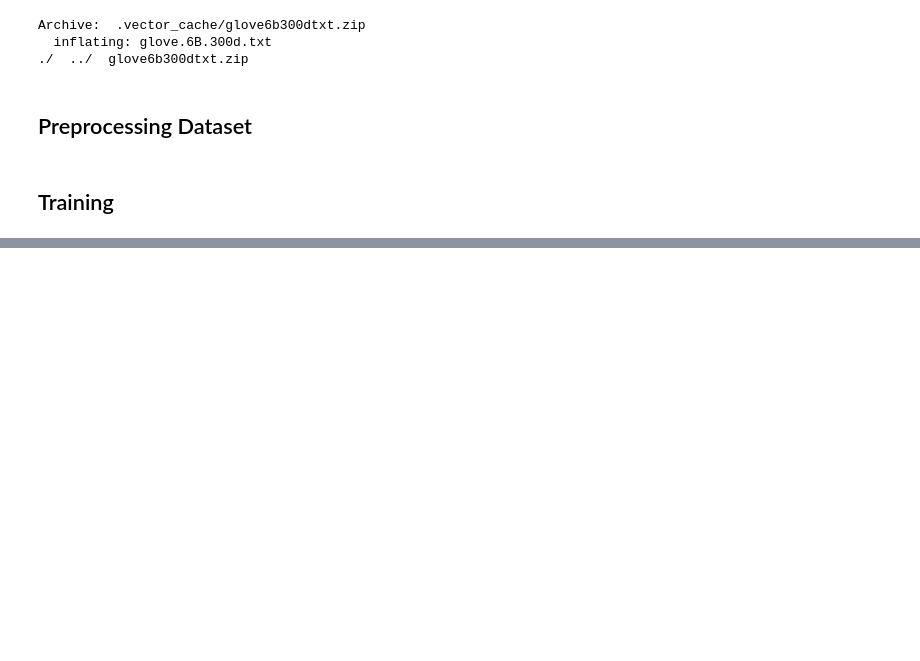
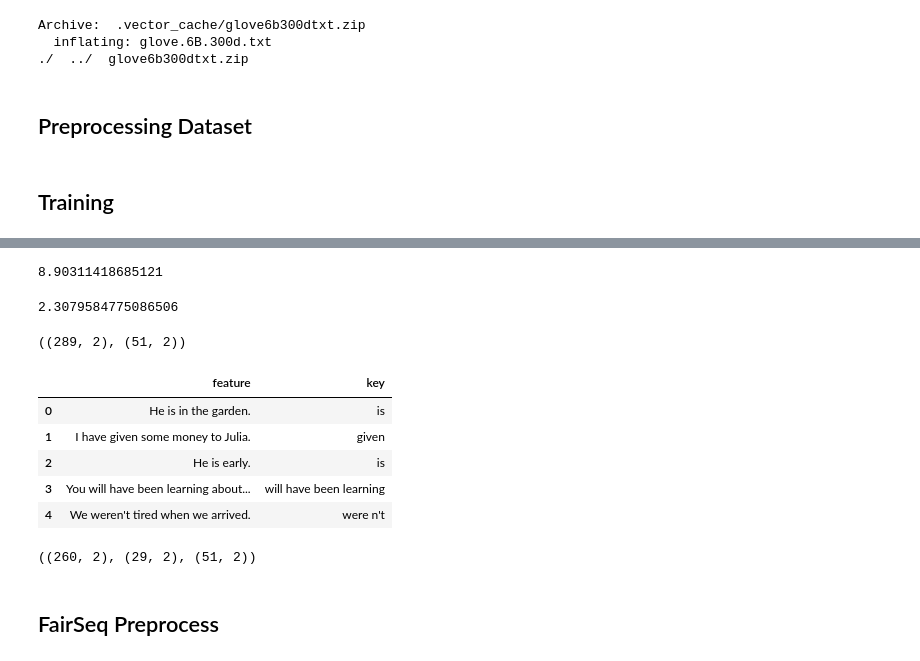
Before and after one commit to shivammehta25/NLPinEnglishLearning, a Jupyter notebook: Generation_of_Blanks.ipynb, the cells around one changed output, grey strips where cells are left out. Drawn from its saved outputs; the diff is of its cells as text; code cells hidden in the pictures; blank space fills up the shorter version.

```diff
--- a/Generation_of_Blanks.ipynb
+++ b/Generation_of_Blanks.ipynb
@@ -804,0 +117,3 @@ array([[0, 0, 0, 0, 1, 1, 0, 1, 0, 0],
+# %%
+dataset_train = pd.read_csv("../data/processed/train.tsv", sep='\t')
+dataset_test = pd.read_csv("../data/processed/test.tsv", sep='\t')
@@ -804,0 +130,21 @@ array([[0, 0, 0, 0, 1, 1, 0, 1, 0, 0],
+# %%
+sentence_len.mean()
+# %% [output]
+8.90311418685121
+# %%
+key_len.mean()
+# %% [output]
+2.3079584775086506
+# %%
+dataset_train.shape, dataset_test.shape
+# %% [output]
+((289, 2), (51, 2))
+# %%
+dataset_train.head()
+# %% [output]
+|  | feature | key |
+| 0 | He is in the garden. | is |
+| 1 | I have given some money to Julia. | given |
+| 2 | He is early. | is |
+| 3 | You will have been learning about... | will have been learning |
+| 4 | We weren't tired when we arrived. | were n't |
@@ -804,0 +153,4 @@ array([[0, 0, 0, 0, 1, 1, 0, 1, 0, 0],
+# %%
+dataset_train.shape, dataset_valid.shape, dataset_test.shape
+# %% [output]
+((260, 2), (29, 2), (51, 2))
@@ -804,0 +167,2 @@ array([[0, 0, 0, 0, 1, 1, 0, 1, 0, 0],
+# %% [markdown]
+## FairSeq Preprocess
```
Also changed, not shown: parts of 46 cells of this notebook.
